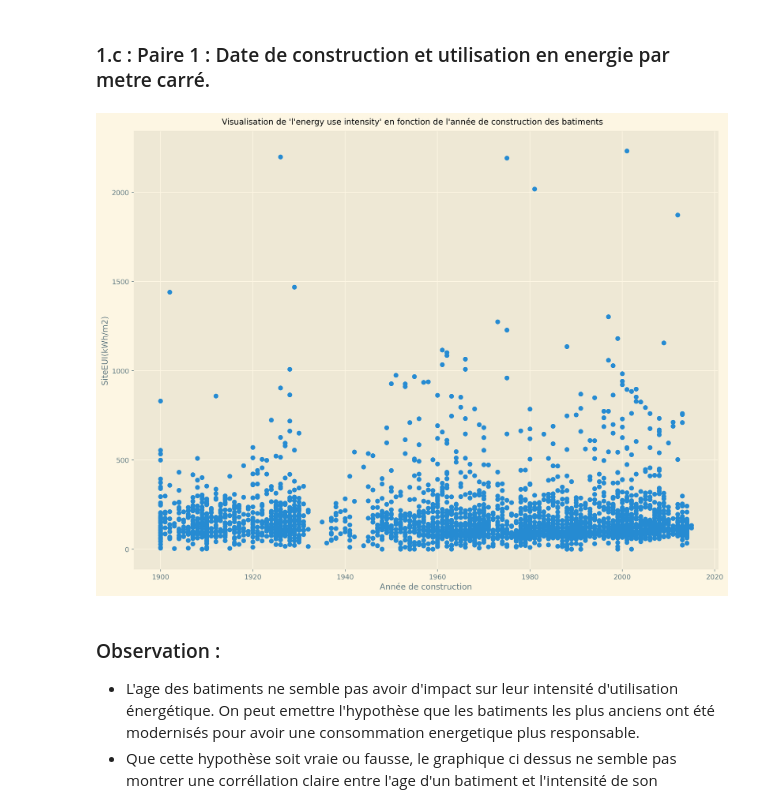
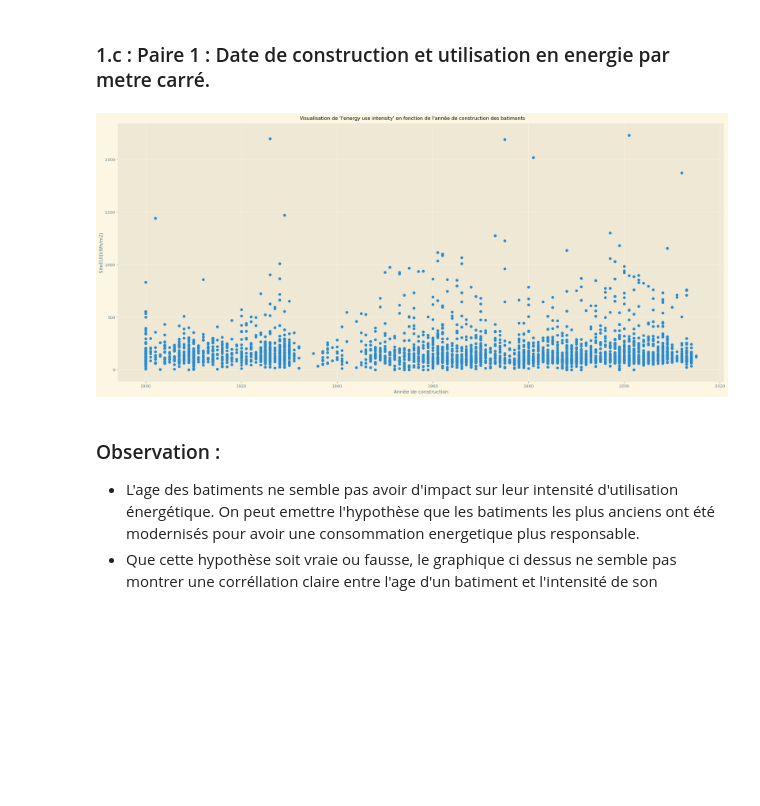
Before and after one commit to Psemp/ds_p4, a Jupyter notebook: first_look.ipynb, the cells around one changed output. Drawn from its saved outputs; the diff is of its cells as text; code cells hidden in the pictures; blank space fills up the shorter version.

```diff
--- a/first_look.ipynb
+++ b/first_look.ipynb
@@ -348,27 +325,27 @@ correction_dict = {
 # %%
 fig, (ax1) = plt.subplots(
     ncols=1,
     nrows=1,
-    figsize=(13, 10),
+    figsize=(22, 10),
     dpi=pc_dpi,
 )
 
 ax1.scatter(
     x=df_sixteen["YearBuilt"].astype(int).values,
     y=df_sixteen["SiteEUI(kWh/m2)"].values.astype(float),
     )
 
 ###
 # Titles/Lables
 ax1.set_ylabel("SiteEUI(kWh/m2)")
 ax1.set_xlabel("Année de construction")
 fig.suptitle("Visualisation de 'l'energy use intensity' en fonction de l'année de construction des batiments")
 #
 ###
 fig.tight_layout()
 plt.show()
 # %% [output]
-[figure, old version]
+[figure, new version]
 # %% [markdown]
 ### Observation :
 - L'age des batiments ne semble pas avoir d'impact sur leur intensité d'utilisation énergétique. On peut emettre l'hypothèse que les batiments les plus anciens ont été modernisés pour avoir une consommation energetique plus responsable.
```
Also changed, not shown: parts of 25 cells of this notebook, 1 other file.
